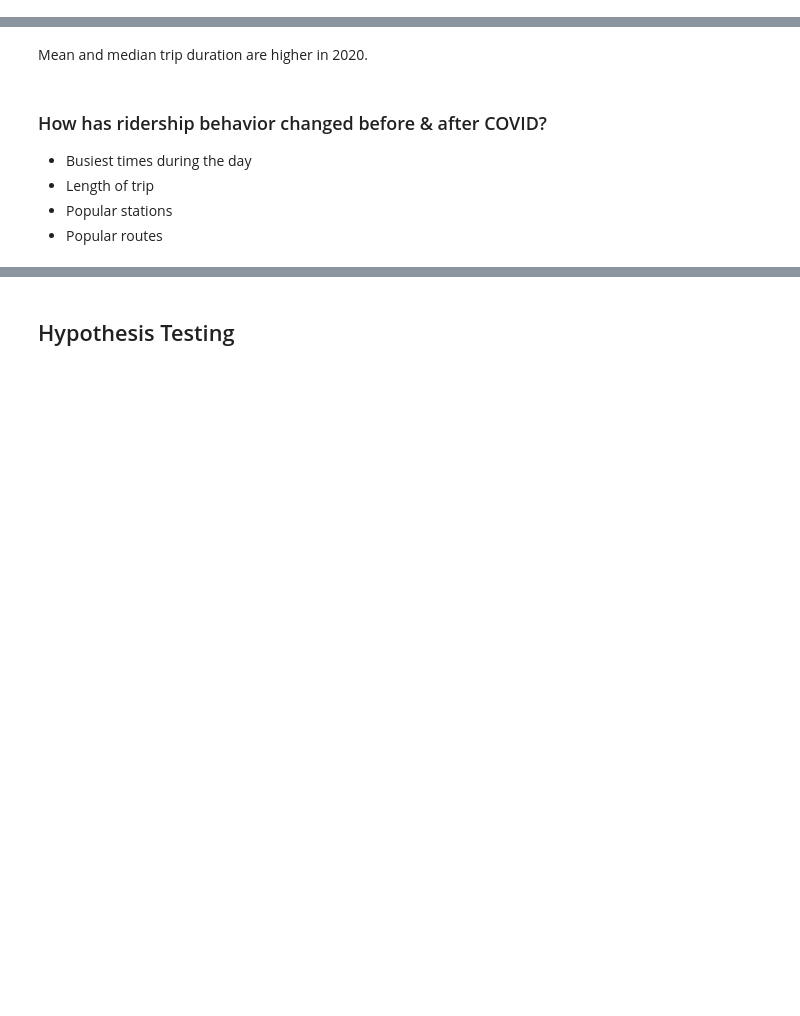
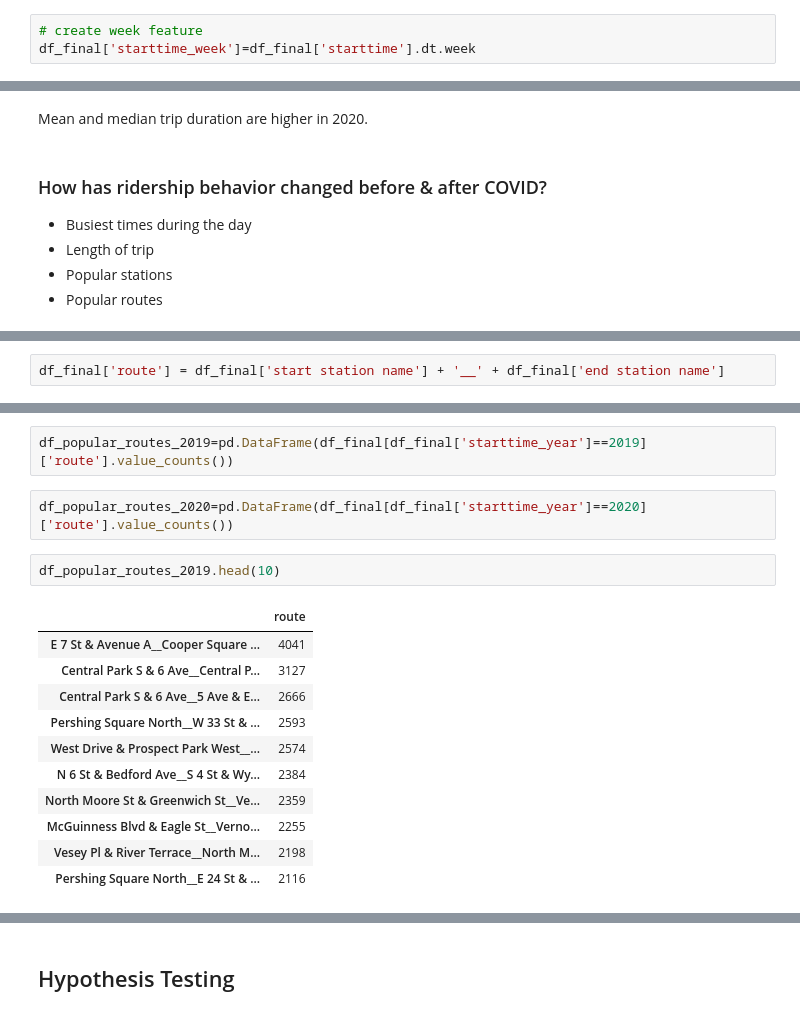
Before and after one commit to graceh3/citibike-analysis, a Jupyter notebook: Citibike - Statistical Analysis Project.ipynb, the cells around one changed output, grey strips where cells are left out. Drawn from its saved outputs; the diff is of its cells as text; blank space fills up the shorter version.

```diff
--- a/Citibike - Statistical Analysis Project.ipynb
+++ b/Citibike - Statistical Analysis Project.ipynb
@@ -497,0 +482,3 @@ Name: starttime_dayofweek, dtype: int64
+# %%
+# create week feature
+df_final['starttime_week']=df_final['starttime'].dt.week
@@ -604,0 +596,2 @@ Mean and median trip duration are higher in 2020.
+# %%
+df_final['route'] = df_final['start station name'] + '__' + df_final['end station name']
@@ -604,0 +607,18 @@ Mean and median trip duration are higher in 2020.
+# %%
+df_popular_routes_2019=pd.DataFrame(df_final[df_final['starttime_year']==2019]['route'].value_counts())
+# %%
+df_popular_routes_2020=pd.DataFrame(df_final[df_final['starttime_year']==2020]['route'].value_counts())
+# %%
+df_popular_routes_2019.head(10)
+# %% [output]
+|  | route |
+| E 7 St & Avenue A__Cooper Square ... | 4041 |
+| Central Park S & 6 Ave__Central P... | 3127 |
+| Central Park S & 6 Ave__5 Ave & E... | 2666 |
+| Pershing Square North__W 33 St & ... | 2593 |
+| West Drive & Prospect Park West__... | 2574 |
+| N 6 St & Bedford Ave__S 4 St & Wy... | 2384 |
+| North Moore St & Greenwich St__Ve... | 2359 |
+| McGuinness Blvd & Eagle St__Verno... | 2255 |
+| Vesey Pl & River Terrace__North M... | 2198 |
+| Pershing Square North__E 24 St & ... | 2116 |
```
Also changed, not shown: parts of 12 cells of this notebook.
